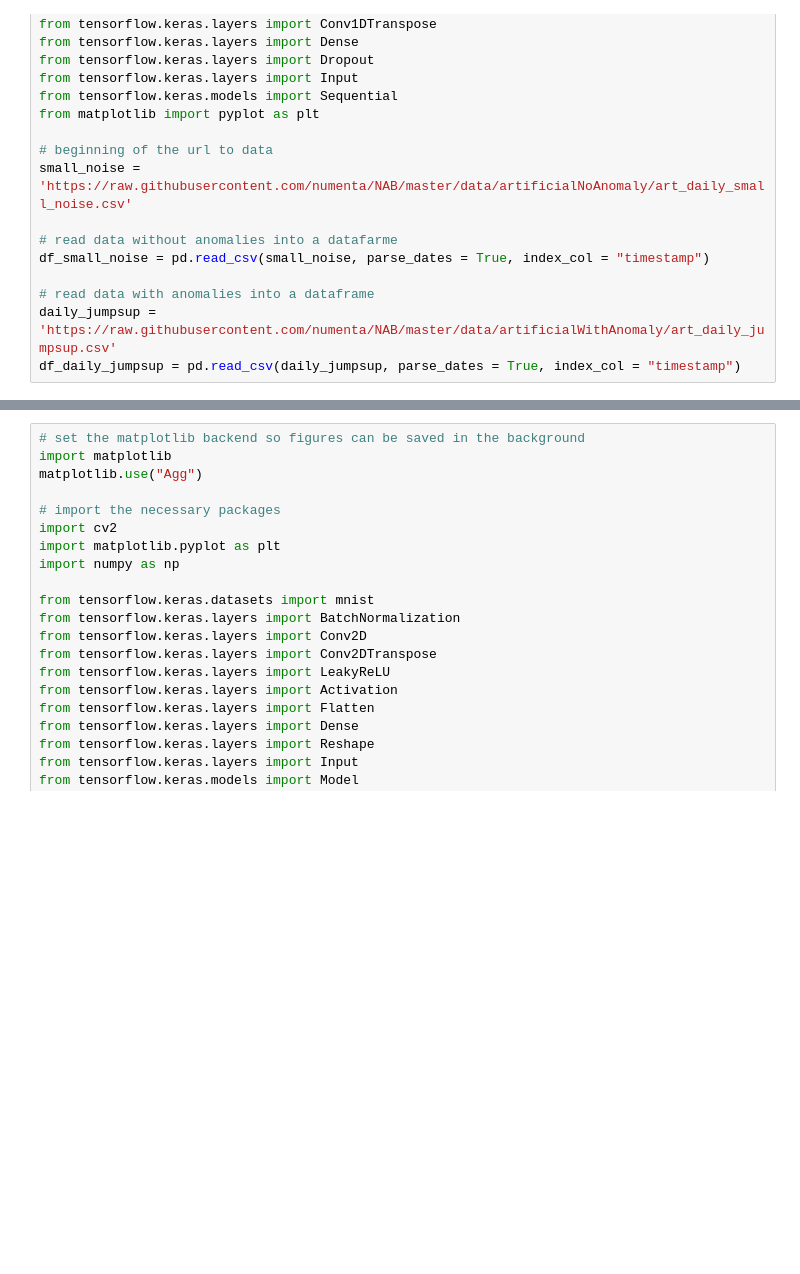
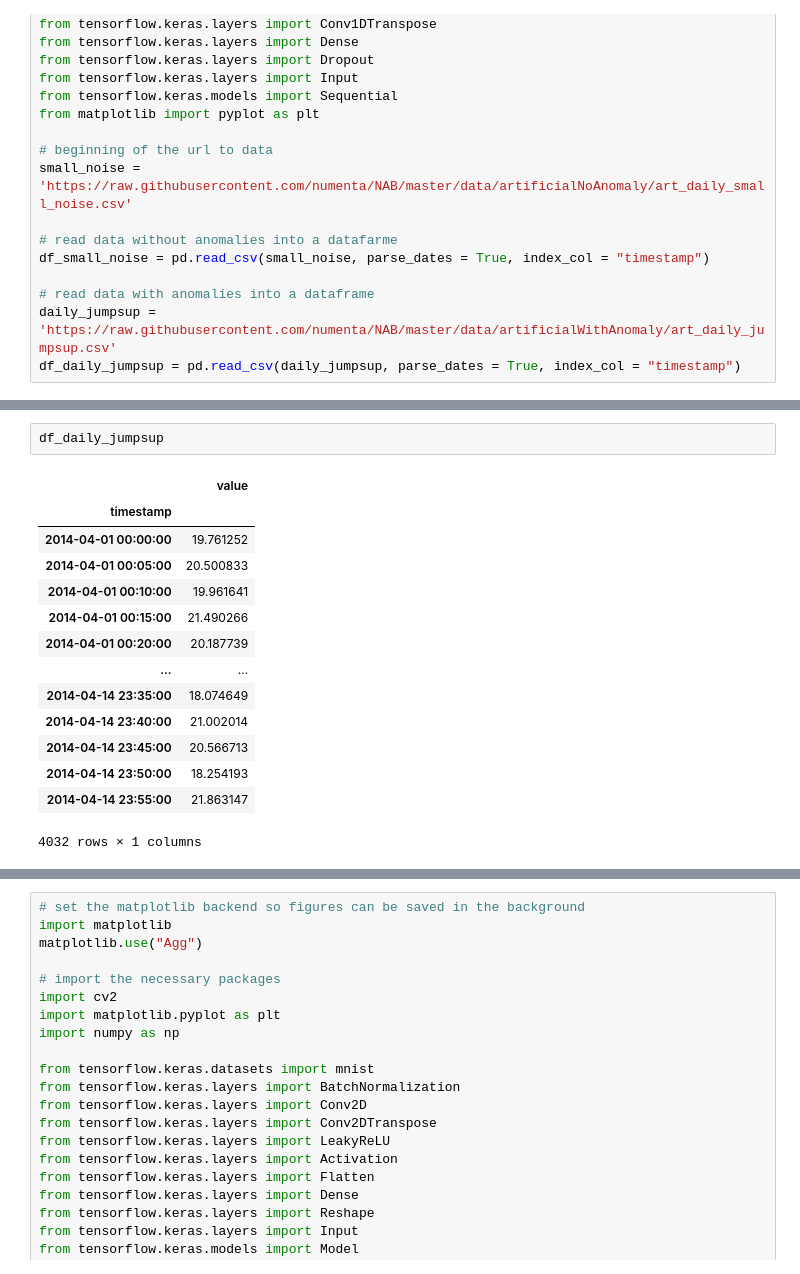
Before and after one commit to rtwhite1546/Fall-2020-Neural-Networks, a Jupyter notebook: Week-16/Untitled.ipynb, the cells around one changed output, grey strips where cells are left out. Cells and saved outputs as stored; diff of their text form; blank space fills up the shorter version.

```diff
--- a/Week-16/Untitled.ipynb
+++ b/Week-16/Untitled.ipynb
@@ -20,0 +38,17 @@ df_daily_jumpsup = pd.read_csv(daily_jumpsup, parse_dates = True, index_col = "t
+# %%
+df_daily_jumpsup
+# %% [output]
+|  | value |
+| timestamp |  |
+| 2014-04-01 00:00:00 | 19.761252 |
+| 2014-04-01 00:05:00 | 20.500833 |
+| 2014-04-01 00:10:00 | 19.961641 |
+| 2014-04-01 00:15:00 | 21.490266 |
+| 2014-04-01 00:20:00 | 20.187739 |
+| ... | ... |
+| 2014-04-14 23:35:00 | 18.074649 |
+| 2014-04-14 23:40:00 | 21.002014 |
+| 2014-04-14 23:45:00 | 20.566713 |
+| 2014-04-14 23:50:00 | 18.254193 |
+| 2014-04-14 23:55:00 | 21.863147 |
+4032 rows × 1 columns
```
Also changed, not shown: parts of 6 cells of this notebook, 1 other file.
